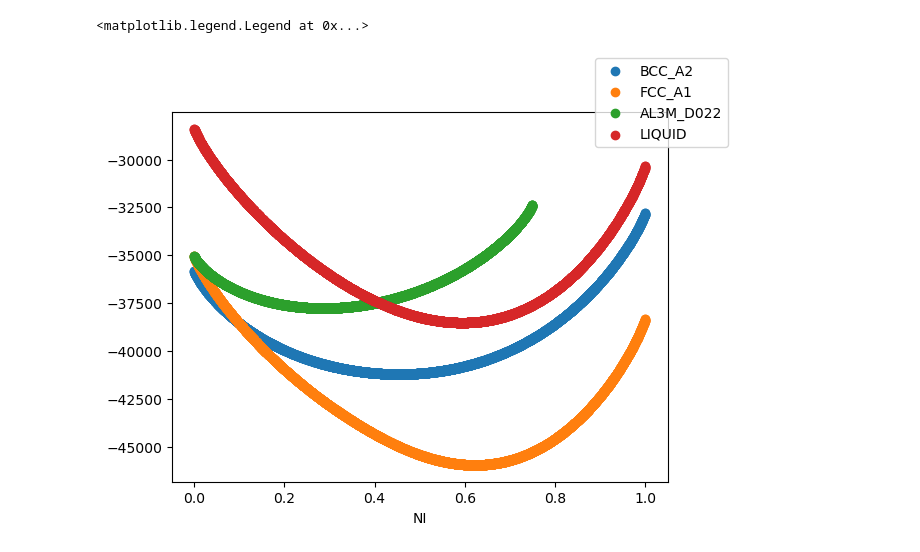
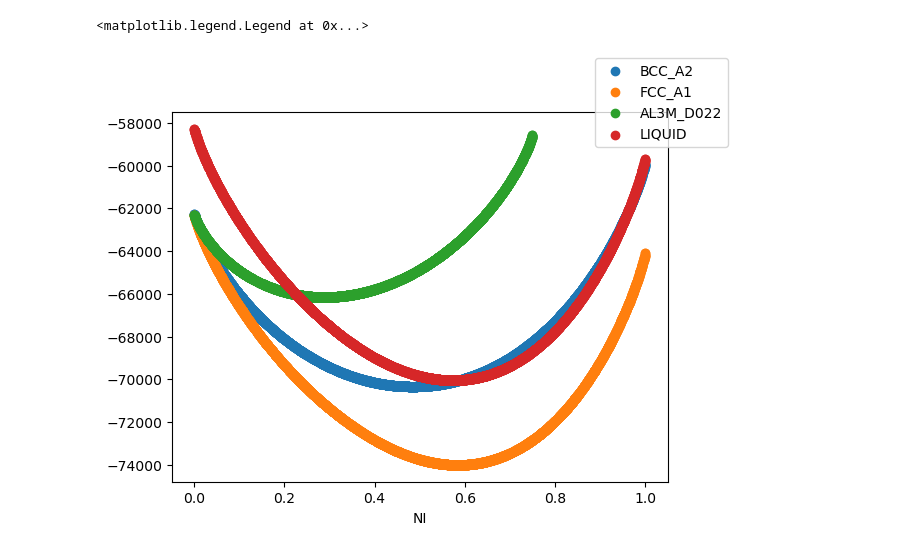
Before and after one commit to mfrichtl/librecalphad, a Jupyter notebook: libreCalphad/databases/mf-steel_validation/FE-NI/FE-NI.ipynb, the cells around one changed output. Cells and saved outputs as stored; diff of their text form; code cells hidden in the pictures.

```diff
--- a/libreCalphad/databases/mf-steel_validation/FE-NI/FE-NI.ipynb
+++ b/libreCalphad/databases/mf-steel_validation/FE-NI/FE-NI.ipynb
@@ -1,21 +1,21 @@
 # %%
 from libreCalphad.databases.db_utils import load_database
 import matplotlib.pyplot as plt
 from pycalphad import Database, calculate
 import pycalphad.variables as v
 
 db = load_database('mf-steel.tdb')
 components = ['FE', 'NI', 'VA']
 phases = ['BCC_A2', 'FCC_A1', 'AL3M_D022', 'LIQUID']
 
 fig,ax = plt.subplots()
 
 for phase in phases:
-    calc = calculate(db, components, phase, N=1, P=101325, T=900)
+    calc = calculate(db, components, phase, N=1, P=101325, T=1273.15)
     ax.scatter(calc.sel(component='NI').X, calc.GM, label=phase)
 
 ax.set_xlabel('NI')
 fig.legend()
 # %% [output]
 <matplotlib.legend.Legend at 0x...>
-[figure, old version]
+[figure, new version]
```
Also changed, not shown: 1 other file.
